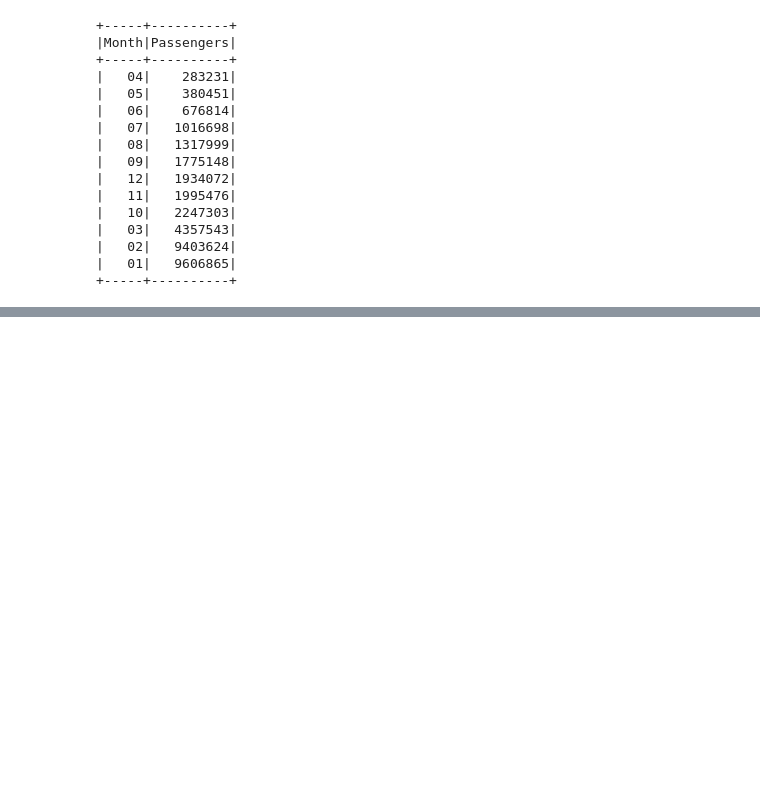
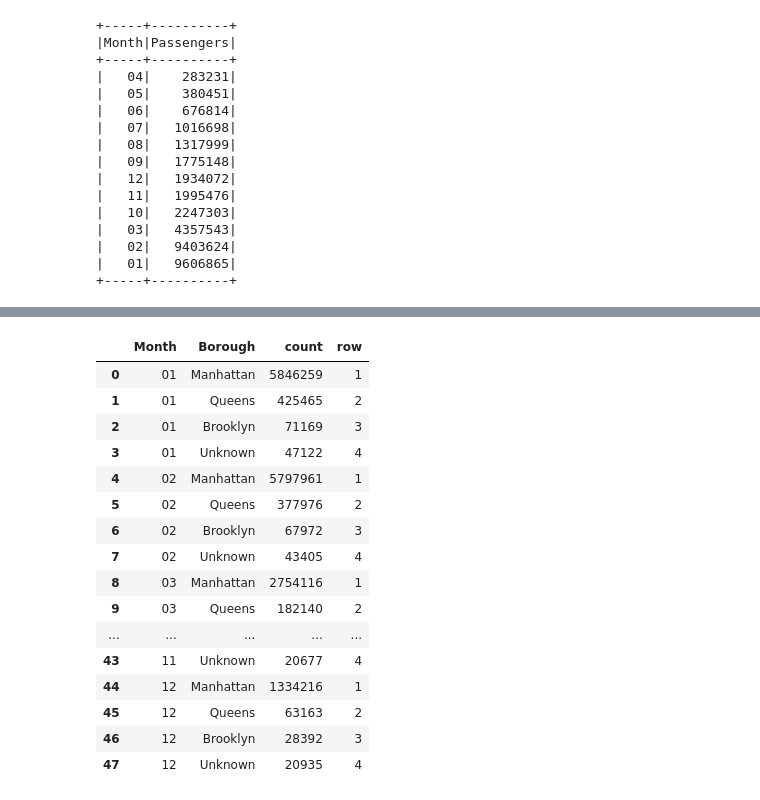
Before and after one commit to nandacamargo/pyspark-ny-taxis-analysis, a Jupyter notebook: NY_taxis.ipynb, the cells around one changed output, grey strips where cells are left out. Saved outputs shown, nothing was run; the diff lists cells and outputs as text; code cells hidden in the pictures; blank space fills up the shorter version.

```diff
--- a/NY_taxis.ipynb
+++ b/NY_taxis.ipynb
@@ -38,10 +20,9 @@ def get_month(value):
 
 
 #Convert to a UDF Function (parameters: the function and its return type)
-udf_set_month = F.udf(get_month, StringType())
+udf_get_month = F.udf(get_month, StringType())
 
 #Add Month column to the dataset
-trips = taxis_trips.withColumn("Month", udf_set_month("tpep_pickup_datetime"))
+trips = taxis_trips.withColumn("Month", udf_get_month("tpep_pickup_datetime"))
 
-trips.show()
-trips.select(trips.Month).show()
+#trips.show()
@@ -139,0 +166,26 @@ new_df.groupBy("Month").agg(F.sum('passenger_count').alias('Passengers')).orderB
+# %%
+import matplotlib.pyplot as plt
+import pandas as pd
+
+borough_top_n = borough_top_n.orderBy("Month")
+df = borough_top_n.toPandas()
+df
+#df.drop('row', inplace=True, axis=1)
+# %% [output]
+|  | Month | Borough | count | row |
+| 0 | 01 | Manhattan | 5846259 | 1 |
+| 1 | 01 | Queens | 425465 | 2 |
+| 2 | 01 | Brooklyn | 71169 | 3 |
+| 3 | 01 | Unknown | 47122 | 4 |
+| 4 | 02 | Manhattan | 5797961 | 1 |
+| 5 | 02 | Queens | 377976 | 2 |
+| 6 | 02 | Brooklyn | 67972 | 3 |
+| 7 | 02 | Unknown | 43405 | 4 |
+| 8 | 03 | Manhattan | 2754116 | 1 |
+| 9 | 03 | Queens | 182140 | 2 |
+| ... | ... | ... | ... | ... |
+| 43 | 11 | Unknown | 20677 | 4 |
+| 44 | 12 | Manhattan | 1334216 | 1 |
+| 45 | 12 | Queens | 63163 | 2 |
+| 46 | 12 | Brooklyn | 28392 | 3 |
+| 47 | 12 | Unknown | 20935 | 4 |
```
Also changed, not shown: parts of 20 cells of this notebook, 1 other file.
